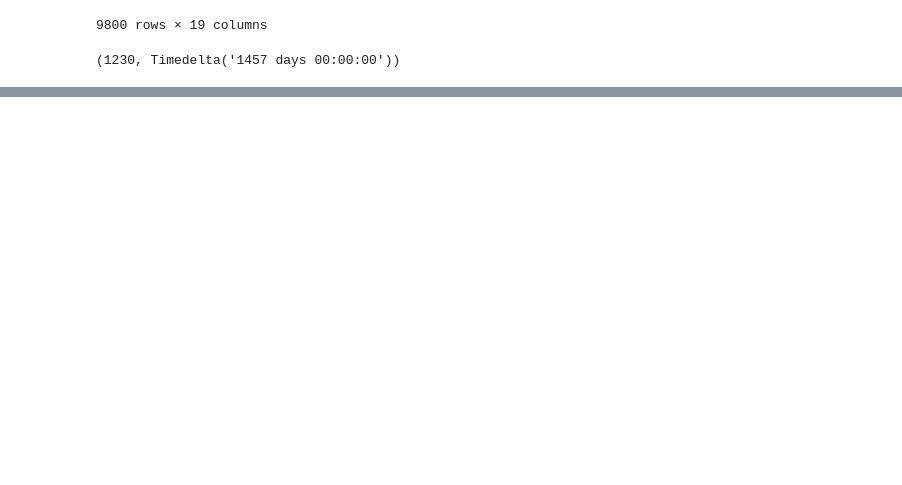
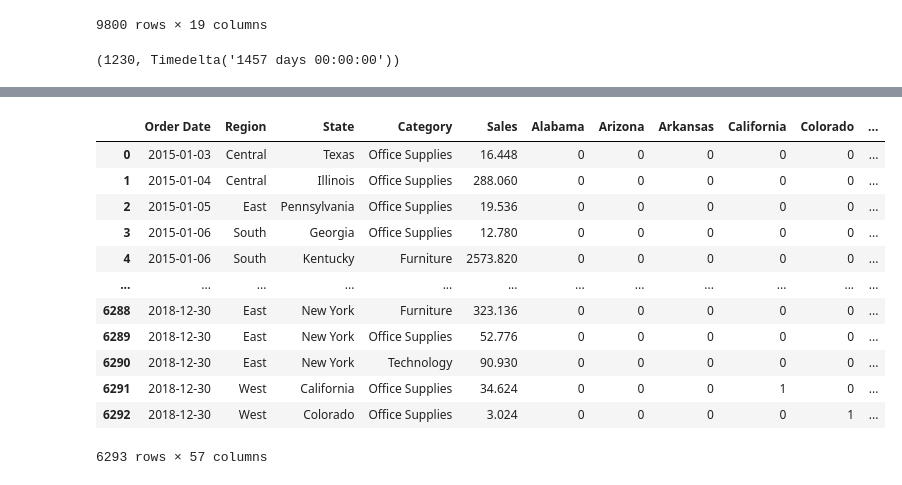
Before and after one commit to quangviet/python4engineer, a Jupyter notebook: Problem_4/problem_4.ipynb, the cells around one changed output, grey strips where cells are left out. Saved outputs shown, nothing was run; the diff lists cells and outputs as text; code cells hidden in the pictures; blank space fills up the shorter version.

```diff
--- a/Problem_4/problem_4.ipynb
+++ b/Problem_4/problem_4.ipynb
@@ -436,0 +437,22 @@ z
+# %%
+state_oh = pd.get_dummies(X['State'])
+cat_oh = pd.get_dummies(X['Category'])
+
+# y
+
+t = pd.concat([X, state_oh, cat_oh], axis = 1)
+t
+# %% [output]
+|  | Order Date | Region | State | Category | Sales | Alabama | Arizona | Arkansas | California | Colorado | ... |
+| 0 | 2015-01-03 | Central | Texas | Office Supplies | 16.448 | 0 | 0 | 0 | 0 | 0 | ... |
+| 1 | 2015-01-04 | Central | Illinois | Office Supplies | 288.060 | 0 | 0 | 0 | 0 | 0 | ... |
+| 2 | 2015-01-05 | East | Pennsylvania | Office Supplies | 19.536 | 0 | 0 | 0 | 0 | 0 | ... |
+| 3 | 2015-01-06 | South | Georgia | Office Supplies | 12.780 | 0 | 0 | 0 | 0 | 0 | ... |
+| 4 | 2015-01-06 | South | Kentucky | Furniture | 2573.820 | 0 | 0 | 0 | 0 | 0 | ... |
+| ... | ... | ... | ... | ... | ... | ... | ... | ... | ... | ... | ... |
+| 6288 | 2018-12-30 | East | New York | Furniture | 323.136 | 0 | 0 | 0 | 0 | 0 | ... |
+| 6289 | 2018-12-30 | East | New York | Office Supplies | 52.776 | 0 | 0 | 0 | 0 | 0 | ... |
+| 6290 | 2018-12-30 | East | New York | Technology | 90.930 | 0 | 0 | 0 | 0 | 0 | ... |
+| 6291 | 2018-12-30 | West | California | Office Supplies | 34.624 | 0 | 0 | 0 | 1 | 0 | ... |
+| 6292 | 2018-12-30 | West | Colorado | Office Supplies | 3.024 | 0 | 0 | 0 | 0 | 1 | ... |
+6293 rows × 57 columns
```
Also changed, not shown: parts of 12 cells of this notebook.
